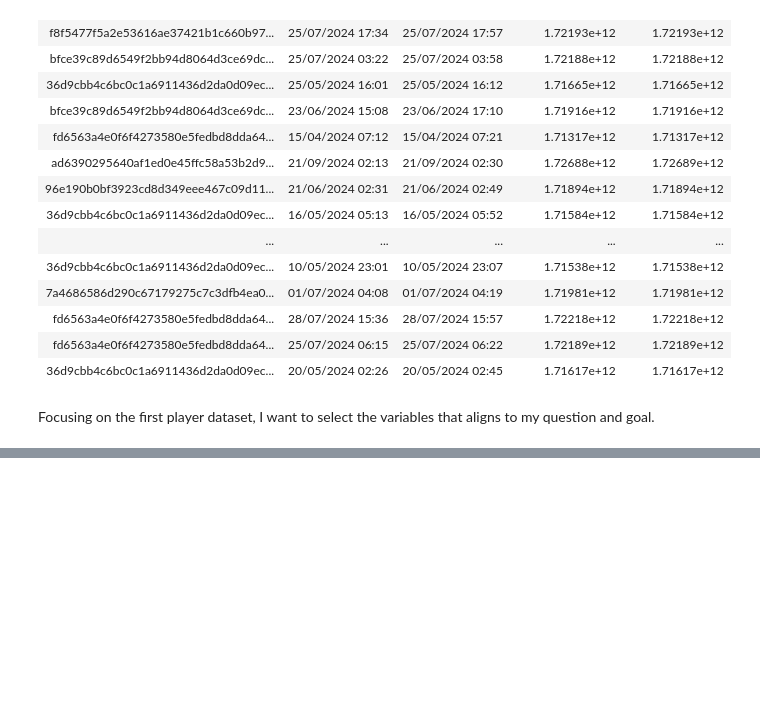
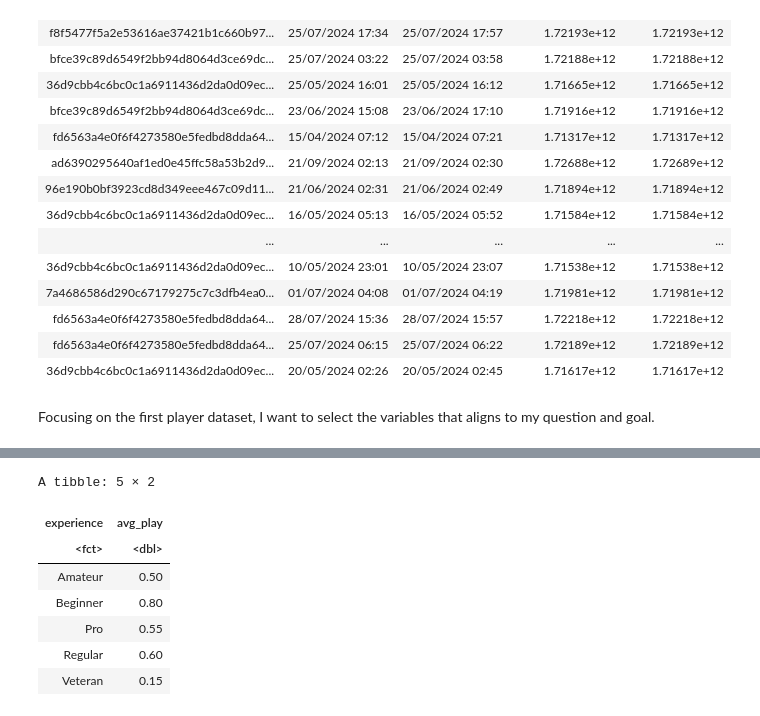
Before and after one commit to mastermagicka/dsci-100-minecraft-project, a Jupyter notebook: Minecraft.ipynb, the cells around one changed output, grey strips where cells are left out. Cells and saved outputs as stored; diff of their text form; code cells hidden in the pictures; blank space fills up the shorter version.

```diff
--- a/Minecraft.ipynb
+++ b/Minecraft.ipynb
@@ -95,0 +99,14 @@ A tibble: 196 × 4
+# %%
+avg_playtime<- players_select|>
+group_by(experience)|>
+summarize(avg_play = median(played_hours))
+avg_playtime
+# %% [output]
+A tibble: 5 × 2
+| experience | avg_play |
+| <fct> | <dbl> |
+| Amateur | 0.50 |
+| Beginner | 0.80 |
+| Pro | 0.55 |
+| Regular | 0.60 |
+| Veteran | 0.15 |
```
Also changed, not shown: parts of 1 cell of this notebook.
